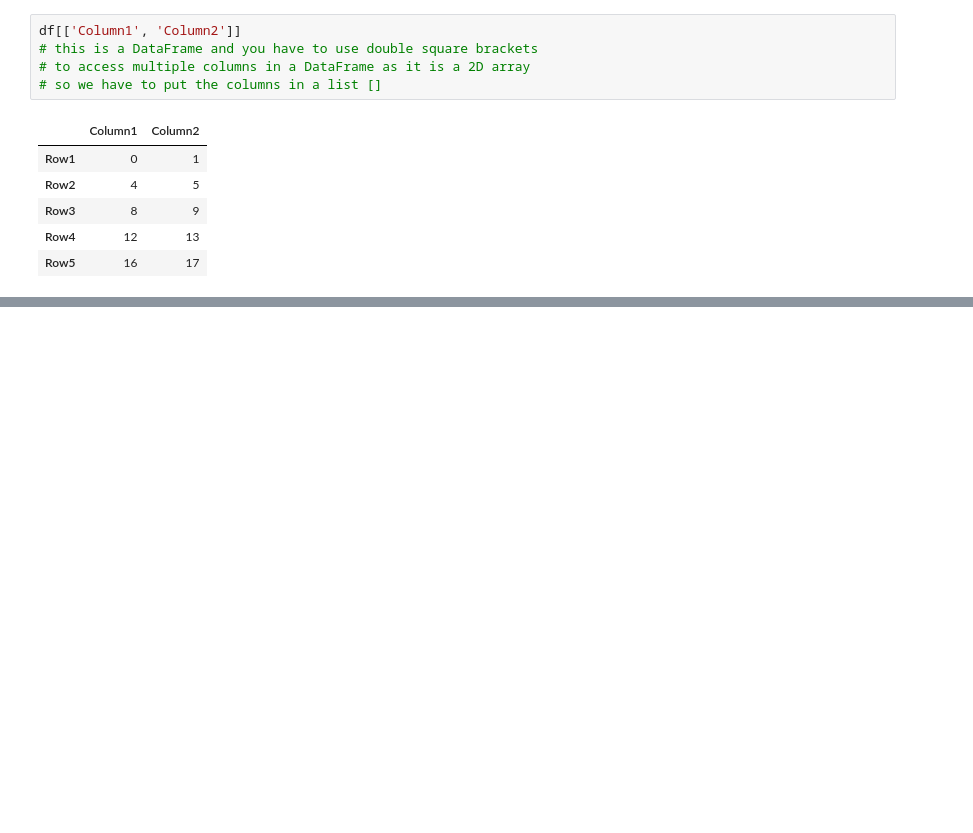
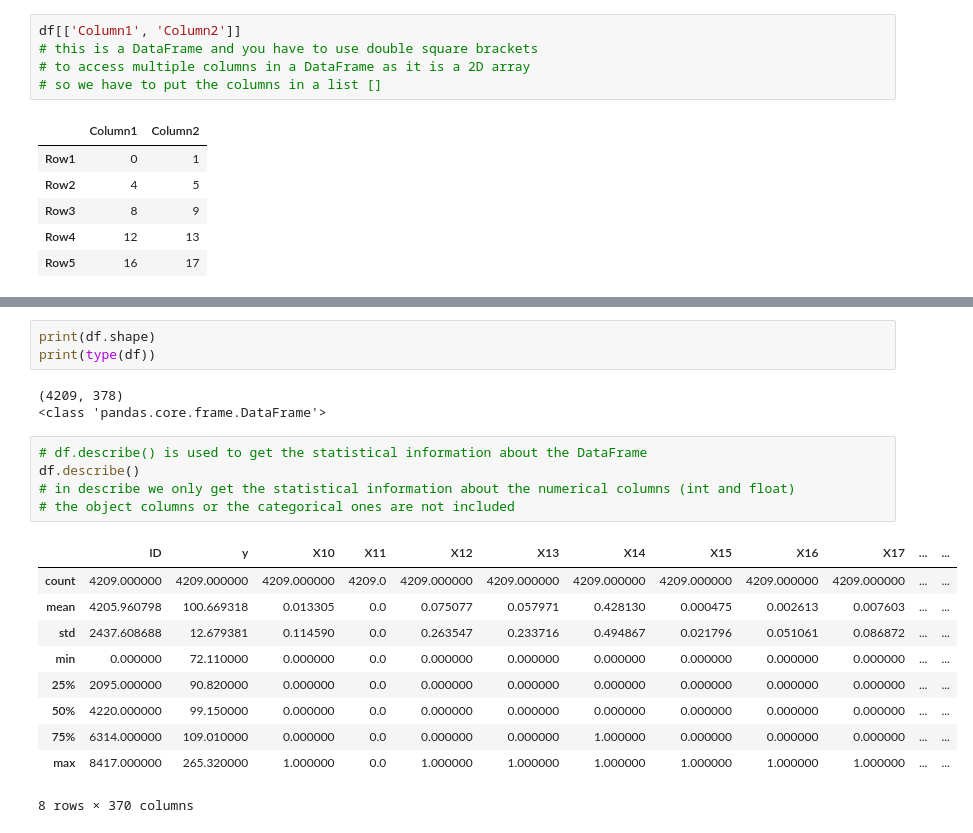
Before and after one commit to kavehnamvar/LearnPython2025, a Jupyter notebook: part_4_pandas.ipynb, the cells around one changed output, grey strips where cells are left out. Cells and saved outputs as stored; diff of their text form; blank space fills up the shorter version.

```diff
--- a/part_4_pandas.ipynb
+++ b/part_4_pandas.ipynb
@@ -125,0 +151,22 @@ df[['Column1', 'Column2']]
+# %%
+print(df.shape)
+print(type(df))
+# %% [output]
+(4209, 378)
+<class 'pandas.core.frame.DataFrame'>
+# %%
+# df.describe() is used to get the statistical information about the DataFrame
+df.describe()
+# in describe we only get the statistical information about the numerical columns (int and float)
+# the object columns or the categorical ones are not included
+# %% [output]
+|  | ID | y | X10 | X11 | X12 | X13 | X14 | X15 | X16 | X17 | ... | ... |
+| count | 4209.000000 | 4209.000000 | 4209.000000 | 4209.0 | 4209.000000 | 4209.000000 | 4209.000000 | 4209.000000 | 4209.000000 | 4209.000000 | ... | ... |
+| mean | 4205.960798 | 100.669318 | 0.013305 | 0.0 | 0.075077 | 0.057971 | 0.428130 | 0.000475 | 0.002613 | 0.007603 | ... | ... |
+| std | 2437.608688 | 12.679381 | 0.114590 | 0.0 | 0.263547 | 0.233716 | 0.494867 | 0.021796 | 0.051061 | 0.086872 | ... | ... |
+| min | 0.000000 | 72.110000 | 0.000000 | 0.0 | 0.000000 | 0.000000 | 0.000000 | 0.000000 | 0.000000 | 0.000000 | ... | ... |
+| 25% | 2095.000000 | 90.820000 | 0.000000 | 0.0 | 0.000000 | 0.000000 | 0.000000 | 0.000000 | 0.000000 | 0.000000 | ... | ... |
+| 50% | 4220.000000 | 99.150000 | 0.000000 | 0.0 | 0.000000 | 0.000000 | 0.000000 | 0.000000 | 0.000000 | 0.000000 | ... | ... |
+| 75% | 6314.000000 | 109.010000 | 0.000000 | 0.0 | 0.000000 | 0.000000 | 1.000000 | 0.000000 | 0.000000 | 0.000000 | ... | ... |
+| max | 8417.000000 | 265.320000 | 1.000000 | 0.0 | 1.000000 | 1.000000 | 1.000000 | 1.000000 | 1.000000 | 1.000000 | ... | ... |
+8 rows × 370 columns
```
Also changed, not shown: parts of 31 cells of this notebook, 2 other files.
